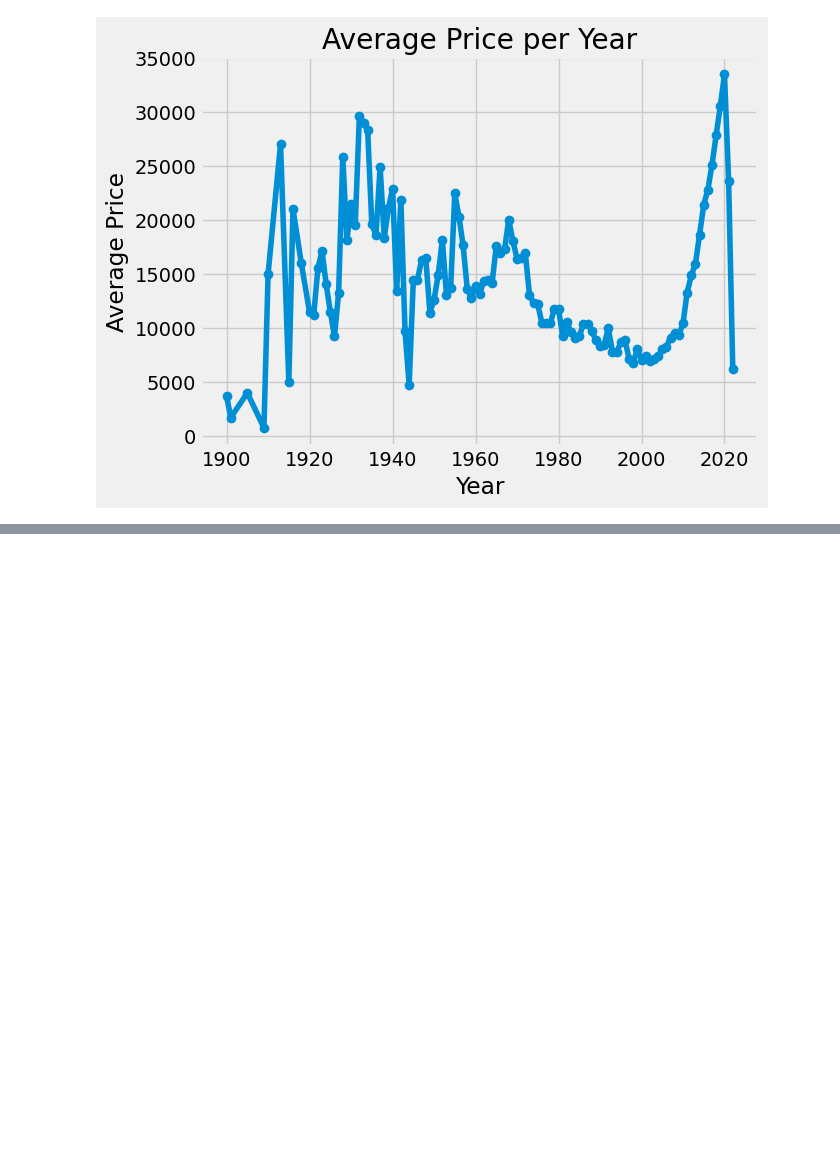
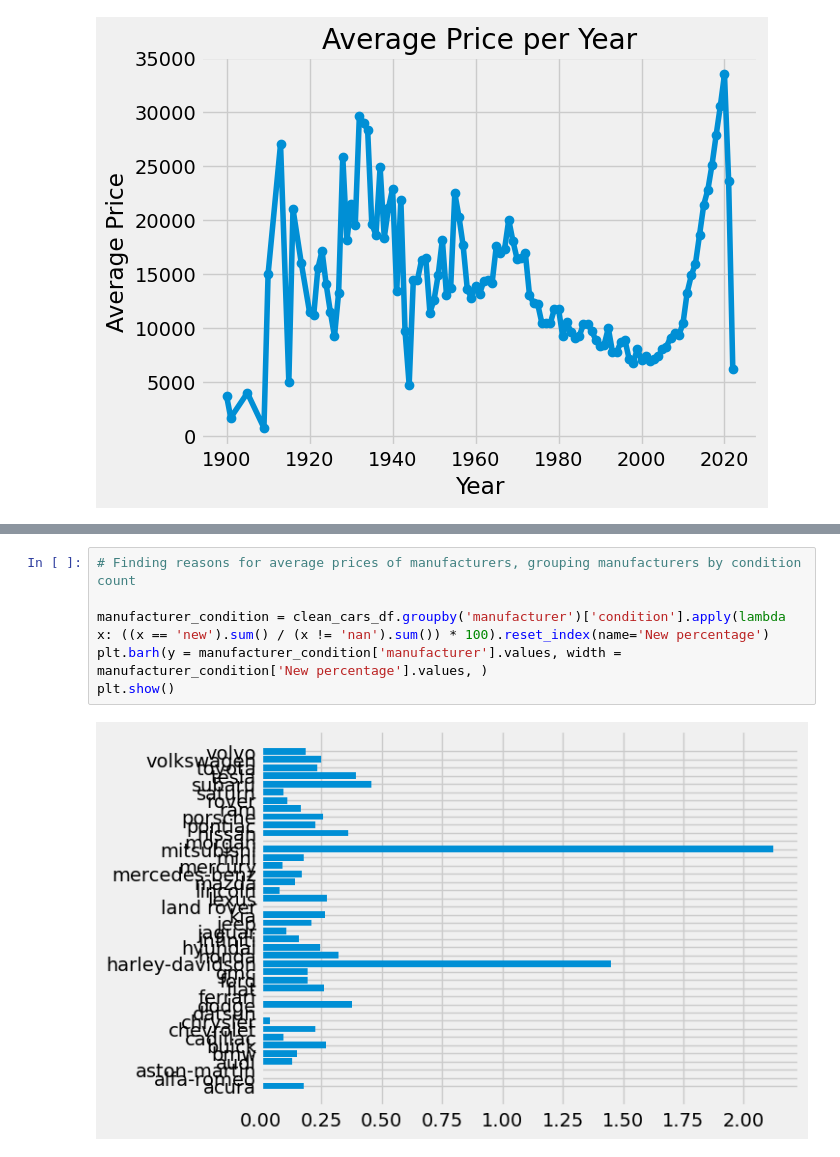
Before and after one commit to LewisRRamsey/Data-science-and-analytics-side-projects, a Jupyter notebook: Data analysis side project on used cars/Jupyter notebook file for project.ipynb, the cells around one changed output, grey strips where cells are left out. Drawn from its saved outputs; the diff is of its cells as text; blank space fills up the shorter version.

```diff
--- a/Data analysis side project on used cars/Jupyter notebook file for project.ipynb
+++ b/Data analysis side project on used cars/Jupyter notebook file for project.ipynb
@@ -221,0 +258,8 @@ plt.show()
+# %%
+# Finding reasons for average prices of manufacturers, grouping manufacturers by condition count
+
+manufacturer_condition = clean_cars_df.groupby('manufacturer')['condition'].apply(lambda x: ((x == 'new').sum() / (x != 'nan').sum()) * 100).reset_index(name='New percentage')
+plt.barh(y = manufacturer_condition['manufacturer'].values, width = manufacturer_condition['New percentage'].values, )
+plt.show()
+# %% [output]
+[figure, added]
```
Also changed, not shown: parts of 4 cells of this notebook.
